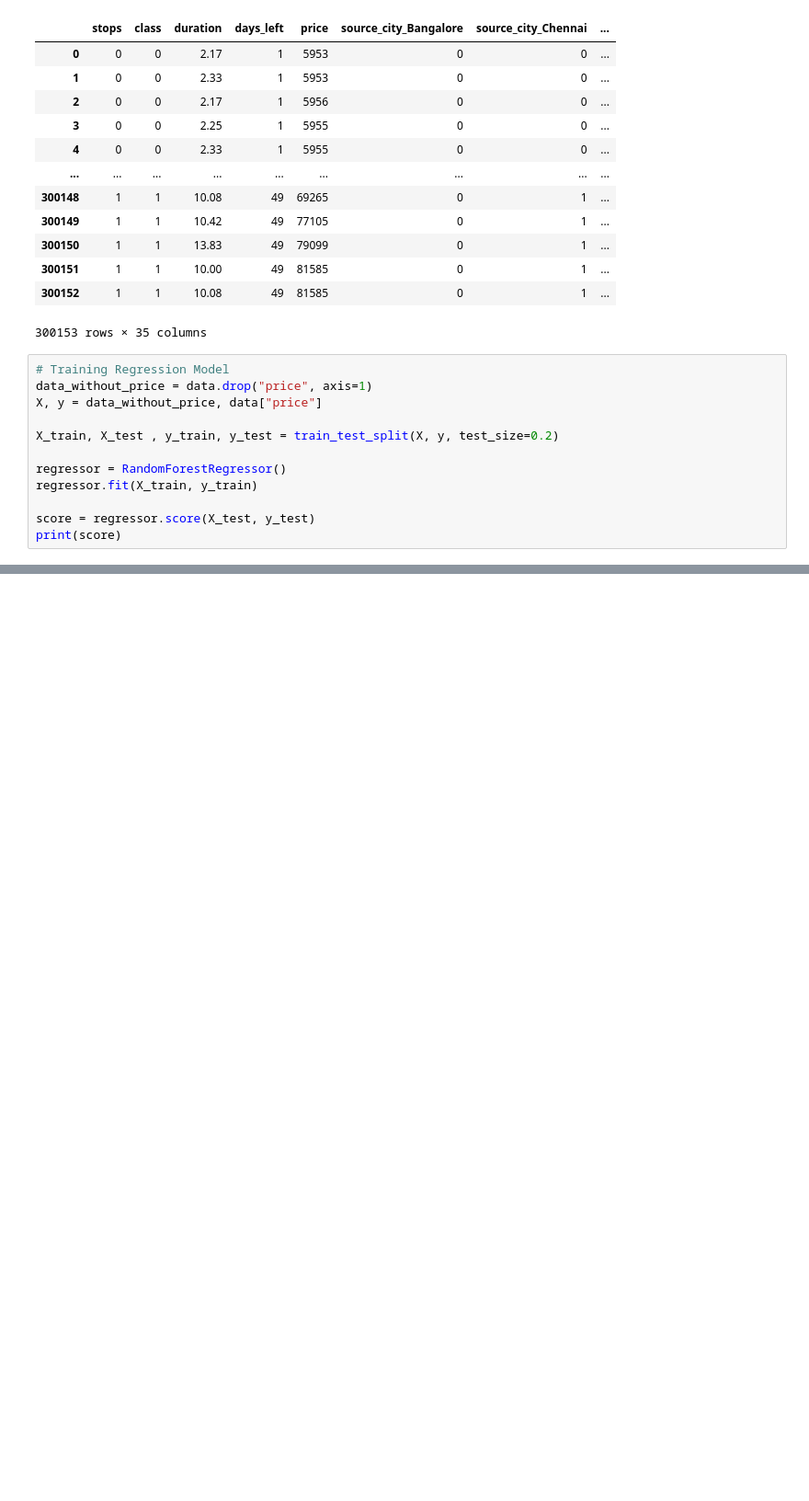
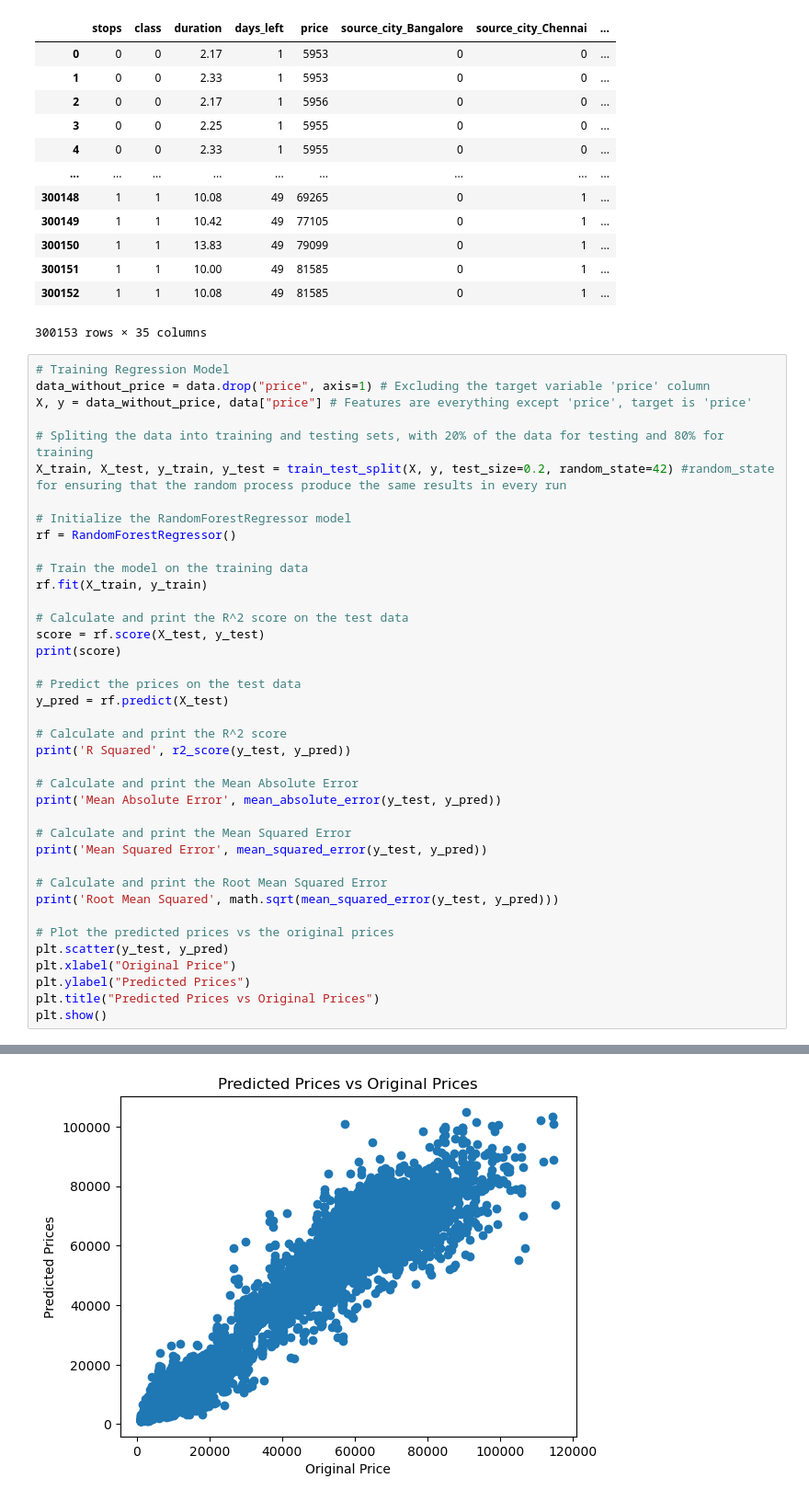
Before and after one commit to markos-sio/Python-Exploratory-Data-Analysis-Machine-Learning-Plotly-Random-Forest-Regressor-Price-Prediction, a Jupyter notebook: flight_prediction_jupyter.ipynb, the cells around one changed output, grey strips where cells are left out. Shown: that part at 92% size. Cells and saved outputs as stored; diff of their text form; blank space fills up the shorter version.

```diff
--- a/flight_prediction_jupyter.ipynb
+++ b/flight_prediction_jupyter.ipynb
@@ -175,14 +175,41 @@ display(data)
 300153 rows × 35 columns
 # %%
 # Training Regression Model
-data_without_price = data.drop("price", axis=1)
-X, y = data_without_price, data["price"]
+data_without_price = data.drop("price", axis=1) # Excluding the target variable 'price' column
+X, y = data_without_price, data["price"] # Features are everything except 'price', target is 'price'
 
-X_train, X_test , y_train, y_test = train_test_split(X, y, test_size=0.2)
+# Spliting the data into training and testing sets, with 20% of the data for testing and 80% for training
+X_train, X_test, y_train, y_test = train_test_split(X, y, test_size=0.2, random_state=42) #random_state for ensuring that the random process produce the same results in every run
 
-regressor = RandomForestRegressor()
-regressor.fit(X_train, y_train)
+# Initialize the RandomForestRegressor model
+rf = RandomForestRegressor()
 
-score = regressor.score(X_test, y_test)
+# Train the model on the training data
+rf.fit(X_train, y_train)
+
+# Calculate and print the R^2 score on the test data
+score = rf.score(X_test, y_test)
 print(score)
+
+# Predict the prices on the test data
+y_pred = rf.predict(X_test)
+
+# Calculate and print the R^2 score
+print('R Squared', r2_score(y_test, y_pred))
+
+# Calculate and print the Mean Absolute Error
+print('Mean Absolute Error', mean_absolute_error(y_test, y_pred))
+
+# Calculate and print the Mean Squared Error
+print('Mean Squared Error', mean_squared_error(y_test, y_pred))
+
+# Calculate and print the Root Mean Squared Error
+print('Root Mean Squared', math.sqrt(mean_squared_error(y_test, y_pred)))
+
+# Plot the predicted prices vs the original prices
+plt.scatter(y_test, y_pred)
+plt.xlabel("Original Price")
+plt.ylabel("Predicted Prices")
+plt.title("Predicted Prices vs Original Prices")
+plt.show()
 # %% [output]
@@ -189,0 +221 @@ print(score)
+[figure, added]
```
Also changed, not shown: parts of 8 cells of this notebook, 1 other file.
